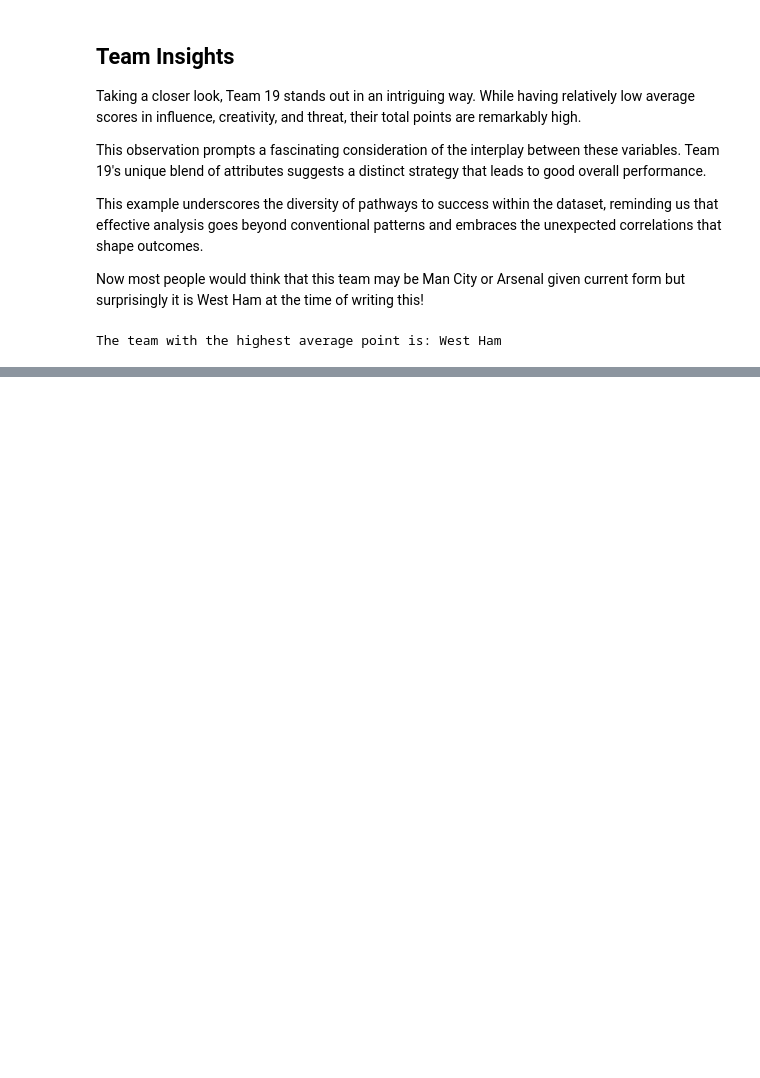
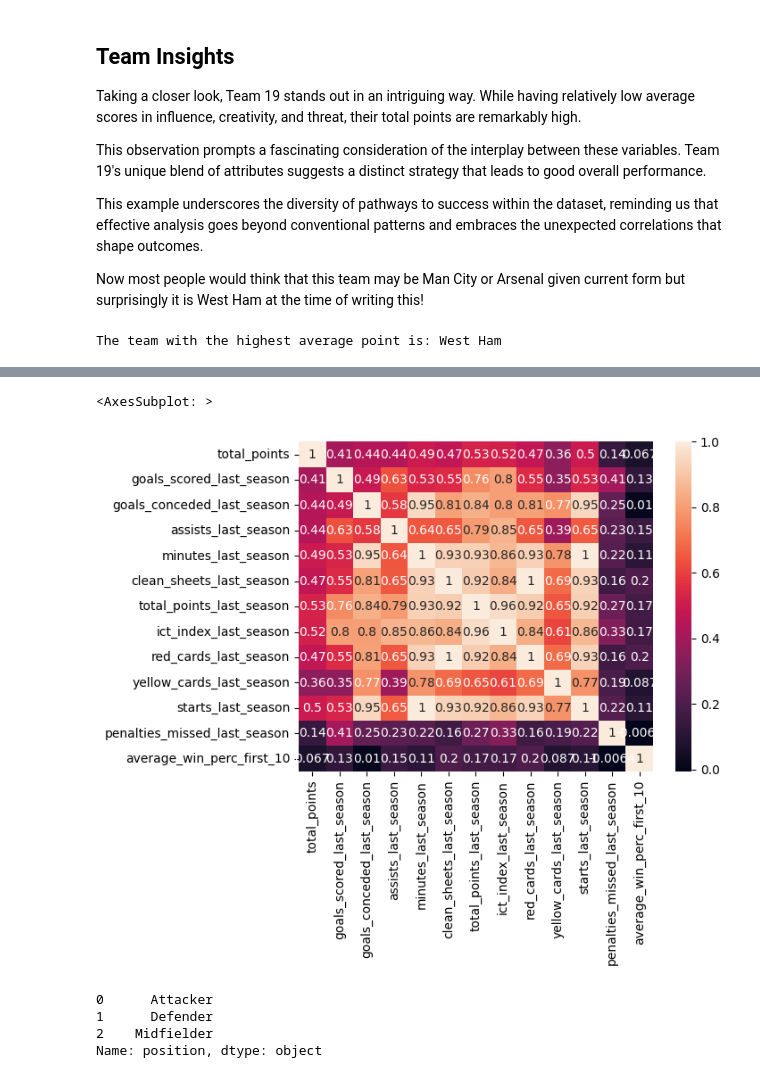
Before and after one commit to Benglennon123/fantasy_fpl, a Jupyter notebook: introduction.ipynb, the cells around one changed output, grey strips where cells are left out. Drawn from its saved outputs; the diff is of its cells as text; code cells hidden in the pictures; blank space fills up the shorter version.

```diff
--- a/introduction.ipynb
+++ b/introduction.ipynb
@@ -273,0 +334,16 @@ df = pd.read_csv('data/curated.csv')
+# %%
+filterdf = df[df.position != "Goalkeeper" ]
+
+var_list = ['total_points','goals_scored_last_season', 'goals_conceded_last_season','assists_last_season', 'minutes_last_season','clean_sheets_last_season',
+            'total_points_last_season','ict_index_last_season', 'red_cards_last_season','yellow_cards_last_season', 'starts_last_season','penalties_missed_last_season','average_win_perc_first_10']
+sns.heatmap(filterdf[var_list].corr(),annot=True)
+# %% [output]
+<AxesSubplot: >
+[figure, added]
+# %%
+filterdf.position.drop_duplicates()
+# %% [output]
+0      Attacker
+1      Defender
+2    Midfielder
+Name: position, dtype: object
```
Also changed, not shown: parts of 16 cells of this notebook, 3 other files.
